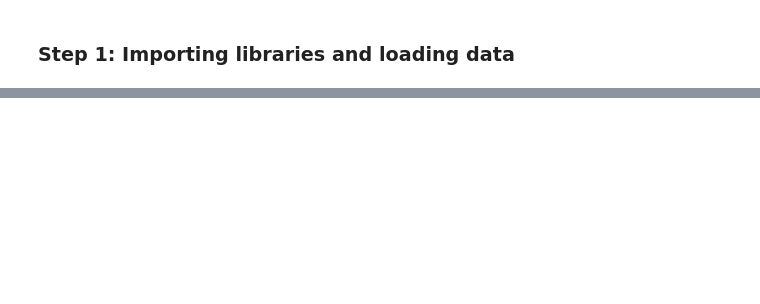
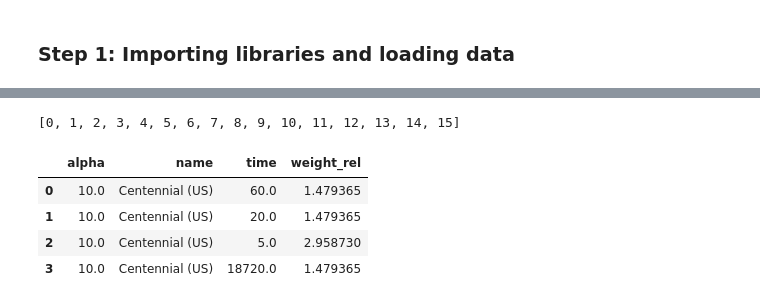
Before and after one commit to UlysseH/databeer, a Jupyter notebook: Sandbox.ipynb, the cells around one changed output, grey strips where cells are left out. Saved outputs shown, nothing was run; the diff lists cells and outputs as text; code cells hidden in the pictures; blank space fills up the shorter version.

```diff
--- a/Sandbox.ipynb
+++ b/Sandbox.ipynb
@@ -31,0 +39,16 @@ miscs = data['miscs']
+# %%
+cols = fermentables.keys()
+cols = list(cols)
+fermentables = pd.merge(recipes, fermentables, on=['beer_id', 'beer_name'], how='left')
+fermentables = fermentables[fermentables.batch_size != 0]
+fermentables['weight_rel'] = fermentables['amount'] / fermentables['batch_size']
+cols.append('weight_rel')
+fermentables = fermentables[cols]
+# %%
+cols = hops.keys()
+cols = list(cols)
+hops = pd.merge(recipes, hops, on=['beer_id', 'beer_name'], how='left')
+hops = hops[hops.batch_size != 0]
+hops['weight_rel'] = hops['amount'] / hops['batch_size']
+cols.append('weight_rel')
+hops = hops[cols]
@@ -35,3 +83,5 @@ fermentables_grouped = fermentables.groupby('beer_id')
 hops_grouped = hops.groupby('beer_id')
 yeasts_grouped = yeasts.groupby('beer_id')
 miscs_groupes = miscs.groupby('beer_id')
+# %%
+l = fermentables_grouped.groups.values()
@@ -37,0 +90,27 @@ miscs_groupes = miscs.groupby('beer_id')
+# %%
+range(0, max_nb_hops)
+# %% [output]
+[0, 1, 2, 3, 4, 5, 6, 7, 8, 9, 10, 11, 12, 13, 14, 15]
+# %%
+params = ['time', 'name', 'weight_rel', 'alpha']
+groups = hops_grouped.groups
+recipes_hops_dfs = []
+for group in groups:
+    l = []
+    for elt in groups[group]:
+        d = {x: '' for x in params}
+        hop = hops.loc[elt]
+        for param in params:
+            d[param] = hop[param]
+        if hop['use'] == 'Dry Hop':
+            d['time'] =
+        l.append(d)
+        recipes_hops_dfs.append(pd.DataFrame(l))
+# %%
+recipes_hops_dfs[3]
+# %% [output]
+|  | alpha | name | time | weight_rel |
+| 0 | 10.0 | Centennial (US) | 60.0 | 1.479365 |
+| 1 | 10.0 | Centennial (US) | 20.0 | 1.479365 |
+| 2 | 10.0 | Centennial (US) | 5.0 | 2.958730 |
+| 3 | 10.0 | Centennial (US) | 18720.0 | 1.479365 |
```
Also changed, not shown: parts of 33 cells of this notebook.
